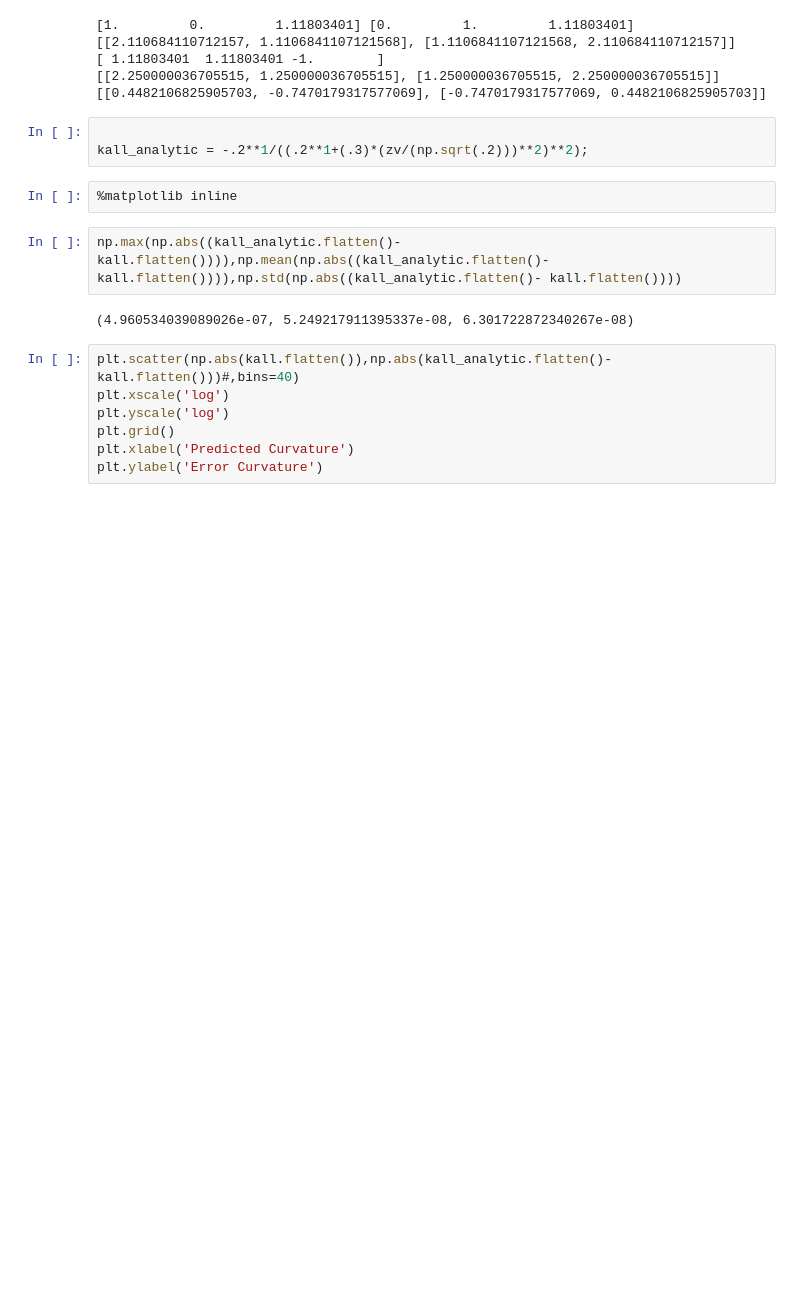
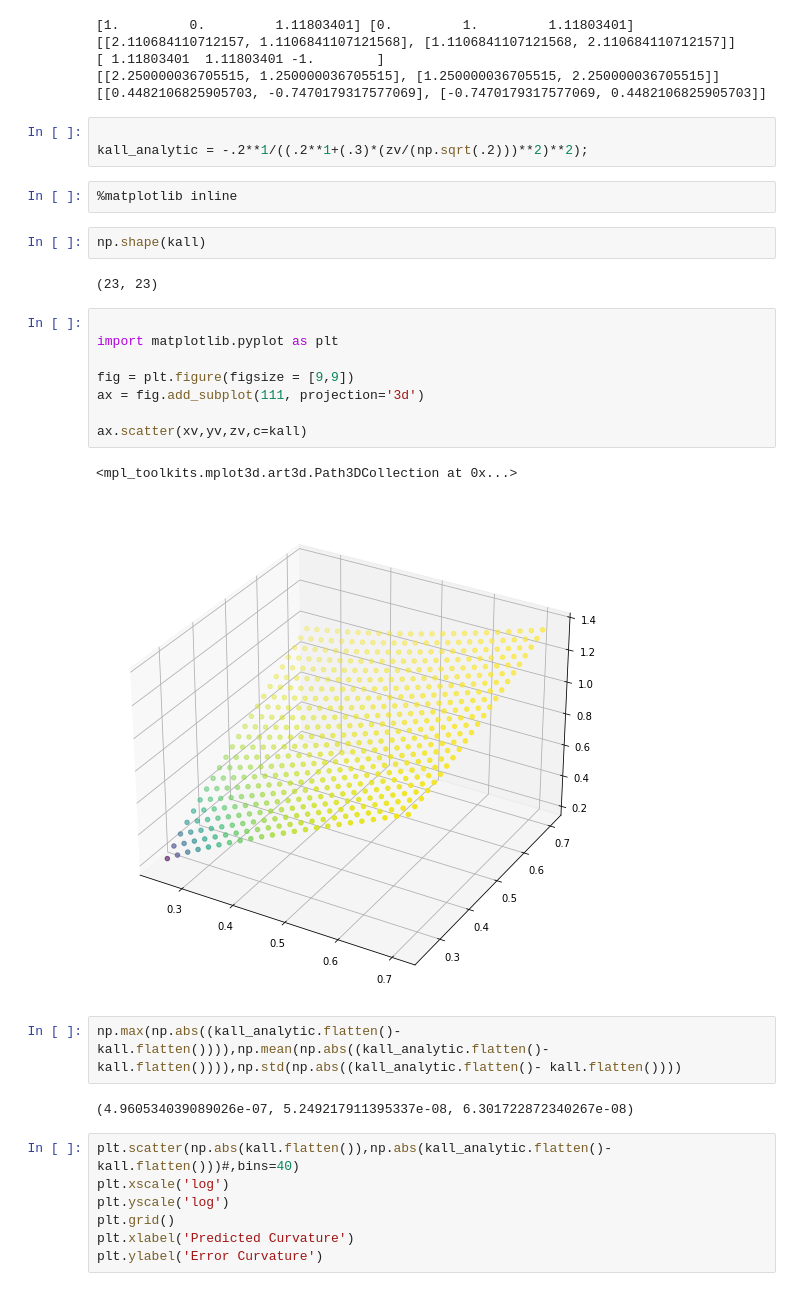
Before and after one commit to jamesgolden1/bias_free_denoising, a Jupyter notebook: curvature/hyperboloid_single_sheet_curvature_func.ipynb, the cells around one changed output. Drawn from its saved outputs; the diff is of its cells as text; blank space fills up the shorter version.

```diff
--- a/curvature/hyperboloid_single_sheet_curvature_func.ipynb
+++ b/curvature/hyperboloid_single_sheet_curvature_func.ipynb
@@ -180,6 +176,21 @@ kall = curvature(ygrad,yhess)
 kall_analytic = -.2**1/((.2**1+(.3)*(zv/(np.sqrt(.2)))**2)**2);
 # %%
 %matplotlib inline
+# %%
+np.shape(kall)
+# %% [output]
+(23, 23)
+# %%
+
+import matplotlib.pyplot as plt
+
+fig = plt.figure(figsize = [9,9])
+ax = fig.add_subplot(111, projection='3d')
+
+ax.scatter(xv,yv,zv,c=kall)
+# %% [output]
+<mpl_toolkits.mplot3d.art3d.Path3DCollection at 0x...>
+[figure, added]
 # %%
 np.max(np.abs((kall_analytic.flatten()- kall.flatten()))),np.mean(np.abs((kall_analytic.flatten()- kall.flatten()))),np.std(np.abs((kall_analytic.flatten()- kall.flatten())))
 # %% [output]
```
Also changed, not shown: parts of 3 cells of this notebook.
